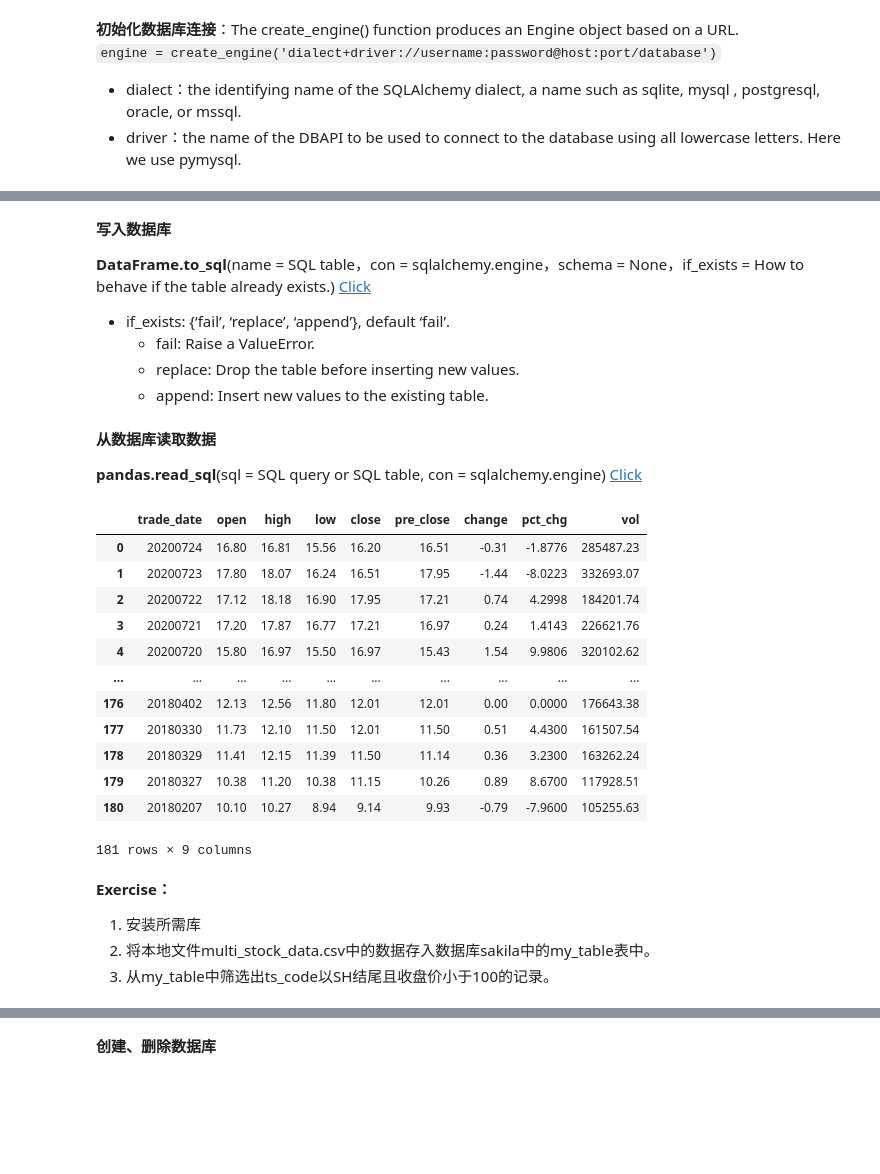
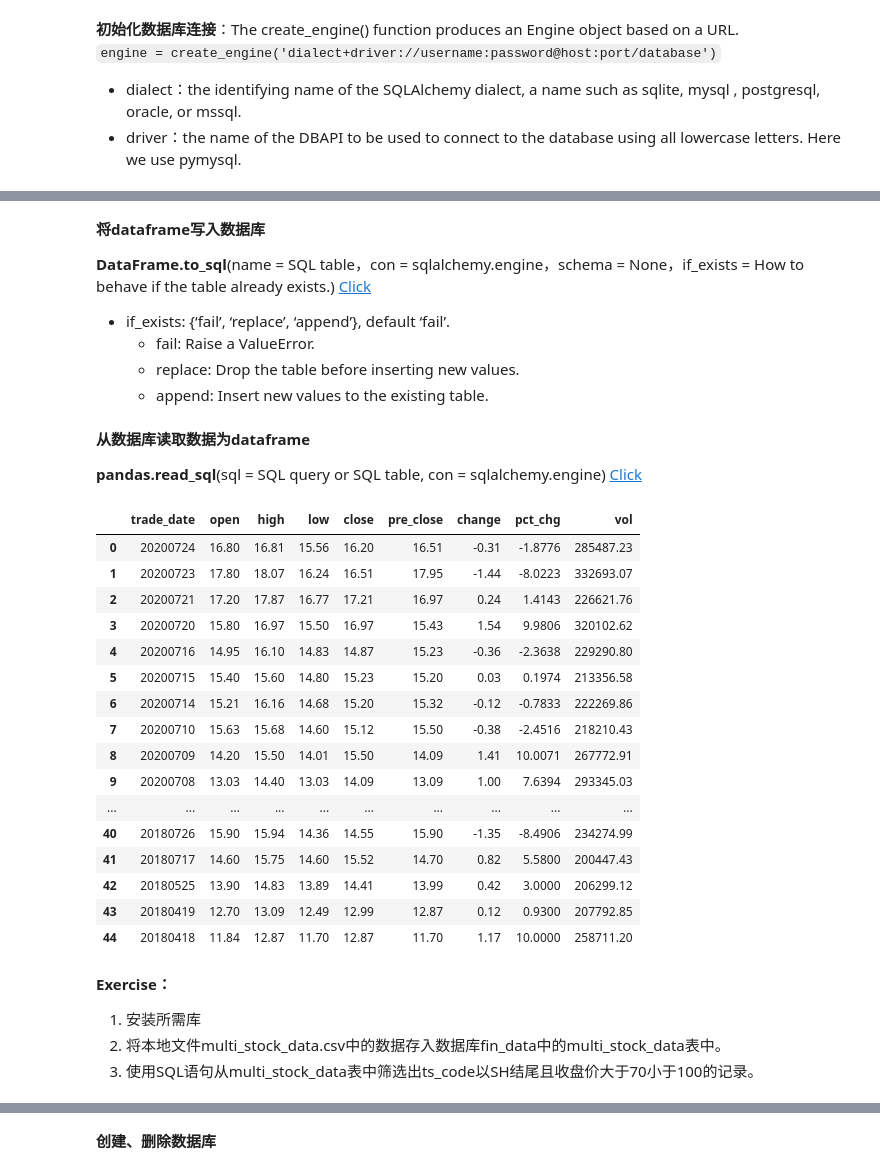
Before and after one commit to superMC5657/jrxy_python_course, a Jupyter notebook: DataSession/database_learn.ipynb, the cells around one changed output, grey strips where cells are left out. Saved outputs shown, nothing was run; the diff lists cells and outputs as text; code cells hidden in the pictures; blank space fills up the shorter version.

```diff
--- a/DataSession/database_learn.ipynb
+++ b/DataSession/database_learn.ipynb
@@ -416,5 +420,5 @@ Please input the name of the database which you would like to access: sakila
 # %% [markdown]
-**写入数据库**
+**将dataframe写入数据库**
 
 **DataFrame.to_sql**(name = SQL table，con = sqlalchemy.engine，schema = None，if_exists = How to behave if the table already exists.)    [Click](https://pandas.pydata.org/pandas-docs/stable/reference/api/pandas.DataFrame.to_sql.html)
 - if_exists: {‘fail’, ‘replace’, ‘append’}, default ‘fail’.
@@ -430,30 +434,34 @@ dat.to_sql(name='my_table1', con=engine, if_exists='replace', index=False)
 # %% [markdown]
-**从数据库读取数据**
+**从数据库读取数据为dataframe**
 
 **pandas.read_sql**(sql = SQL query or SQL table, con = sqlalchemy.engine)    [Click](https://pandas.pydata.org/pandas-docs/stable/reference/api/pandas.read_sql.html#pandas.read_sql)
 # %%
-sql_cmd = "select * from my_table1 where vol > 200000"
+sql_cmd = "select * from stockdata where vol > 200000"
 
 # Read from Database
 df = pd.read_sql(sql=sql_cmd, con=engine)
 df
 # %% [output]
 |  | trade_date | open | high | low | close | pre_close | change | pct_chg | vol |
 | 0 | 20200724 | 16.80 | 16.81 | 15.56 | 16.20 | 16.51 | -0.31 | -1.8776 | 285487.23 |
 | 1 | 20200723 | 17.80 | 18.07 | 16.24 | 16.51 | 17.95 | -1.44 | -8.0223 | 332693.07 |
-| 2 | 20200722 | 17.12 | 18.18 | 16.90 | 17.95 | 17.21 | 0.74 | 4.2998 | 184201.74 |
-| 3 | 20200721 | 17.20 | 17.87 | 16.77 | 17.21 | 16.97 | 0.24 | 1.4143 | 226621.76 |
-| 4 | 20200720 | 15.80 | 16.97 | 15.50 | 16.97 | 15.43 | 1.54 | 9.9806 | 320102.62 |
+| 2 | 20200721 | 17.20 | 17.87 | 16.77 | 17.21 | 16.97 | 0.24 | 1.4143 | 226621.76 |
+| 3 | 20200720 | 15.80 | 16.97 | 15.50 | 16.97 | 15.43 | 1.54 | 9.9806 | 320102.62 |
+| 4 | 20200716 | 14.95 | 16.10 | 14.83 | 14.87 | 15.23 | -0.36 | -2.3638 | 229290.80 |
+| 5 | 20200715 | 15.40 | 15.60 | 14.80 | 15.23 | 15.20 | 0.03 | 0.1974 | 213356.58 |
+| 6 | 20200714 | 15.21 | 16.16 | 14.68 | 15.20 | 15.32 | -0.12 | -0.7833 | 222269.86 |
+| 7 | 20200710 | 15.63 | 15.68 | 14.60 | 15.12 | 15.50 | -0.38 | -2.4516 | 218210.43 |
+| 8 | 20200709 | 14.20 | 15.50 | 14.01 | 15.50 | 14.09 | 1.41 | 10.0071 | 267772.91 |
+| 9 | 20200708 | 13.03 | 14.40 | 13.03 | 14.09 | 13.09 | 1.00 | 7.6394 | 293345.03 |
 | ... | ... | ... | ... | ... | ... | ... | ... | ... | ... |
-| 176 | 20180402 | 12.13 | 12.56 | 11.80 | 12.01 | 12.01 | 0.00 | 0.0000 | 176643.38 |
-| 177 | 20180330 | 11.73 | 12.10 | 11.50 | 12.01 | 11.50 | 0.51 | 4.4300 | 161507.54 |
-| 178 | 20180329 | 11.41 | 12.15 | 11.39 | 11.50 | 11.14 | 0.36 | 3.2300 | 163262.24 |
-| 179 | 20180327 | 10.38 | 11.20 | 10.38 | 11.15 | 10.26 | 0.89 | 8.6700 | 117928.51 |
-| 180 | 20180207 | 10.10 | 10.27 | 8.94 | 9.14 | 9.93 | -0.79 | -7.9600 | 105255.63 |
+| 40 | 20180726 | 15.90 | 15.94 | 14.36 | 14.55 | 15.90 | -1.35 | -8.4906 | 234274.99 |
+| 41 | 20180717 | 14.60 | 15.75 | 14.60 | 15.52 | 14.70 | 0.82 | 5.5800 | 200447.43 |
+| 42 | 20180525 | 13.90 | 14.83 | 13.89 | 14.41 | 13.99 | 0.42 | 3.0000 | 206299.12 |
+| 43 | 20180419 | 12.70 | 13.09 | 12.49 | 12.99 | 12.87 | 0.12 | 0.9300 | 207792.85 |
+| 44 | 20180418 | 11.84 | 12.87 | 11.70 | 12.87 | 11.70 | 1.17 | 10.0000 | 258711.20 |
-181 rows × 9 columns
 # %% [markdown]
 **Exercise：**
 1. 安装所需库
-2. 将本地文件multi_stock_data.csv中的数据存入数据库sakila中的my_table表中。
-3. 从my_table中筛选出ts_code以SH结尾且收盘价小于100的记录。
+2. 将本地文件multi_stock_data.csv中的数据存入数据库fin_data中的multi_stock_data表中。
+3. 使用SQL语句从multi_stock_data表中筛选出ts_code以SH结尾且收盘价大于70小于100的记录。
 # %% [markdown]
```
Also changed, not shown: parts of 12 cells of this notebook.
